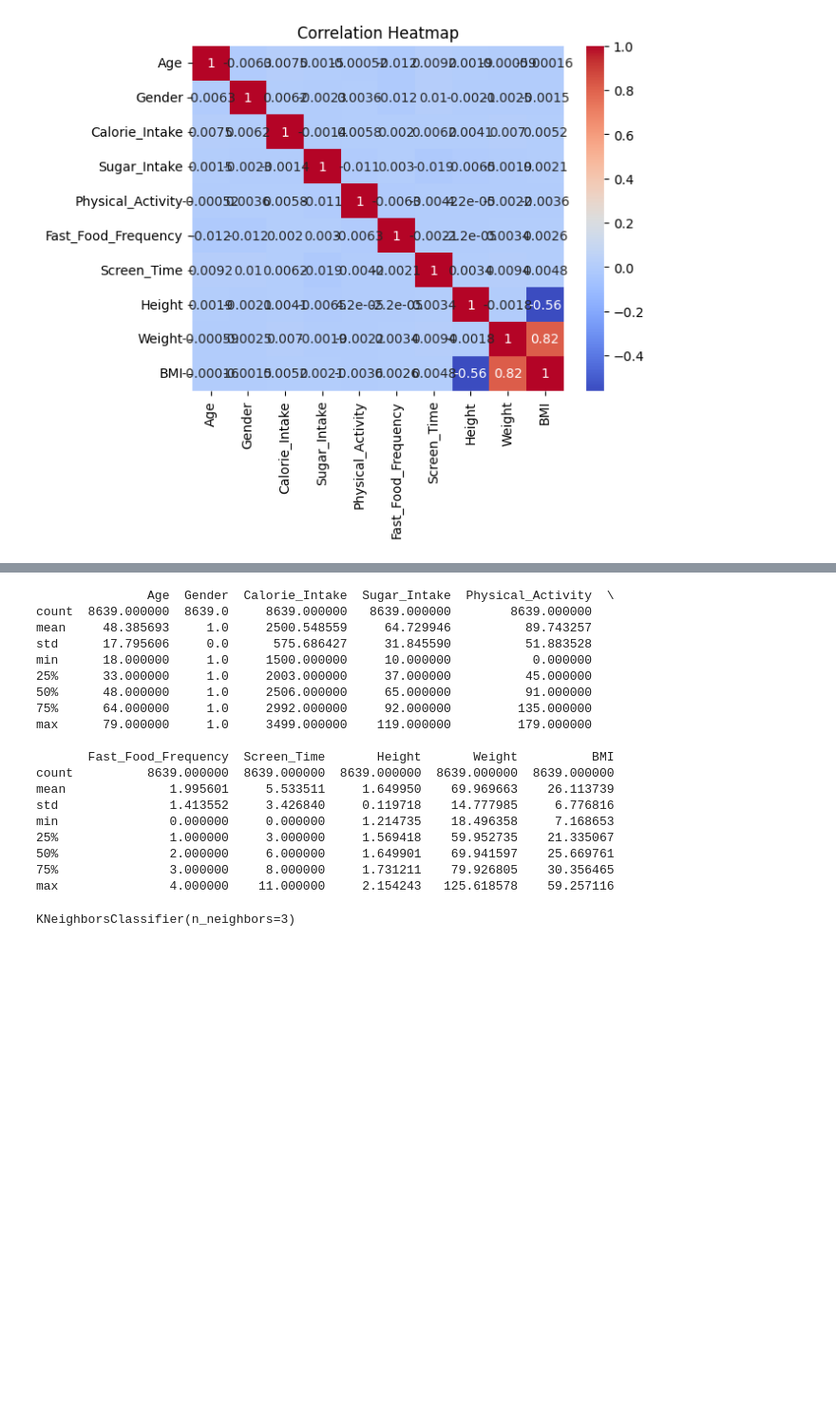
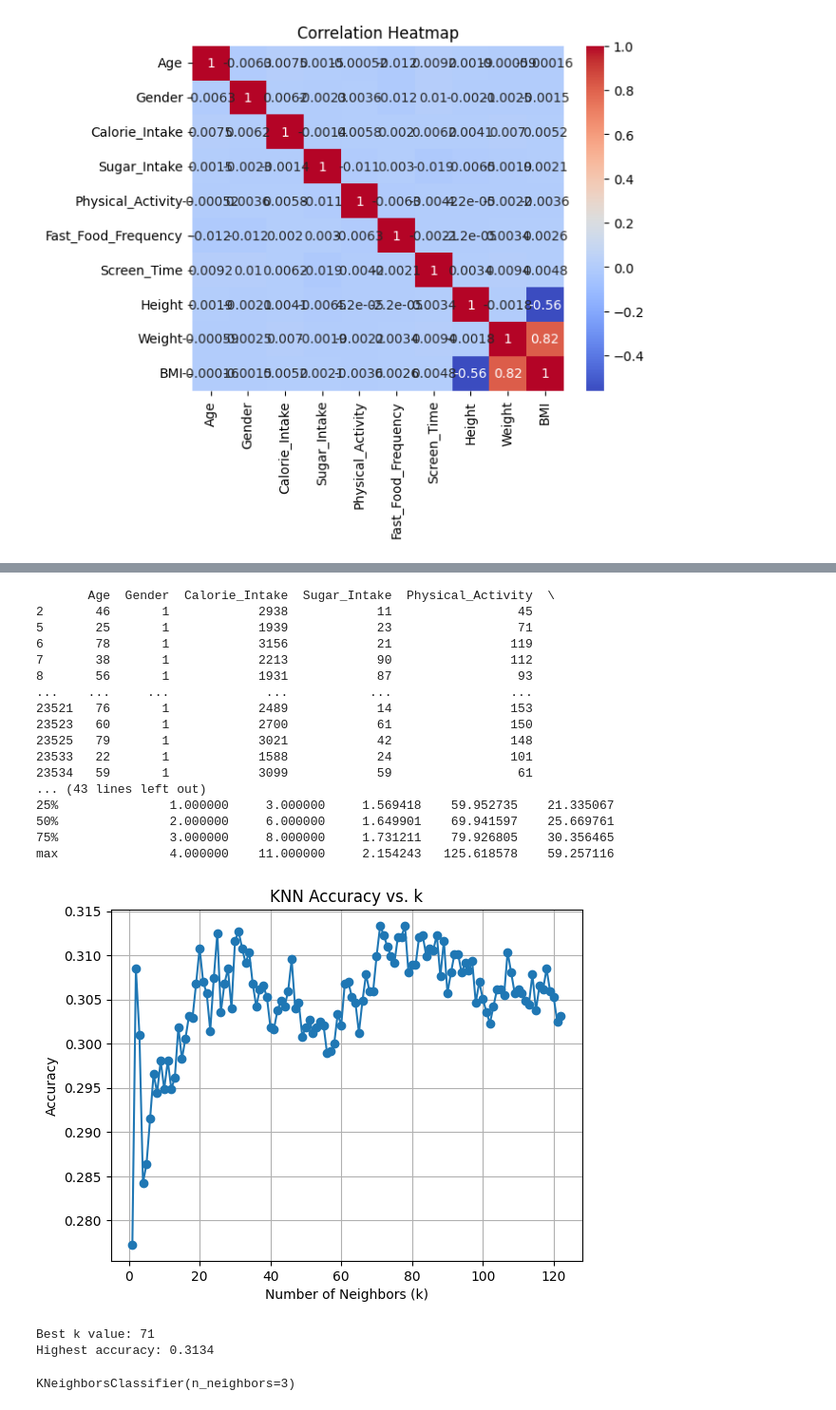
Before and after one commit to fengyankai/CHL5230-Datathon-1, a Jupyter notebook: Datathon__1.ipynb, the cells around one changed output, grey strips where cells are left out. Shown at 95% size. Cells and saved outputs as stored; diff of their text form; code cells hidden in the pictures; blank space fills up the shorter version.

```diff
--- a/Datathon__1.ipynb
+++ b/Datathon__1.ipynb
@@ -165,11 +184,11 @@ plt.show()
 from sklearn.neighbors import KNeighborsClassifier
 import matplotlib.pyplot as plt
 
-k_values = range(1, 154)  # You can adjust the range of k values to test
+k_values = range(1, 154)
 accuracy_scores = []
 
 # Prepare the feature matrix (X) and target variable (y)
-X = BMI_data[['Calorie_Intake', 'Sugar_Intake', 'Physical_Activity', 'Fast_Food_Frequency', 'Gender']]
+X = BMI_data[['Age','Fast_Food_Frequency', 'Screen_Time','Calorie_Intake', 'Sugar_Intake', 'Physical_Activity', 'Gender']]
 y = BMI_data['Weight_status']
 
 # Split the dataset into training and testing sets
@@ -314,23 +302,22 @@ max       70.475419
 # Running models sex-stratified
 # Males
 BMI_data_male = BMI_data.loc[(BMI_data['Gender'] == 1)]
+print(BMI_data_male)
 print(BMI_data_male.describe())
 # %% [output]
-               Age  Gender  Calorie_Intake  Sugar_Intake  Physical_Activity  \
-count  8639.000000  8639.0     8639.000000   8639.000000        8639.000000
-mean     48.385693     1.0     2500.548559     64.729946          89.743257
-std      17.795606     0.0      575.686427     31.845590          51.883528
-min      18.000000     1.0     1500.000000     10.000000           0.000000
-25%      33.000000     1.0     2003.000000     37.000000          45.000000
-50%      48.000000     1.0     2506.000000     65.000000          91.000000
-75%      64.000000     1.0     2992.000000     92.000000         135.000000
-max      79.000000     1.0     3499.000000    119.000000         179.000000
-
-       Fast_Food_Frequency  Screen_Time       Height       Weight          BMI
-count          8639.000000  8639.000000  8639.000000  8639.000000  8639.000000
-mean              1.995601     5.533511     1.649950    69.969663    26.113739
-std               1.413552     3.426840     0.119718    14.777985     6.776816
-min               0.000000     0.000000     1.214735    18.496358     7.168653
+       Age  Gender  Calorie_Intake  Sugar_Intake  Physical_Activity  \
+2       46       1            2938            11                 45
+5       25       1            1939            23                 71
+6       78       1            3156            21                119
+7       38       1            2213            90                112
+8       56       1            1931            87                 93
+...    ...     ...             ...           ...                ...
+23521   76       1            2489            14                153
+23523   60       1            2700            61                150
+23525   79       1            3021            42                148
+23533   22       1            1588            24                101
+23534   59       1            3099            59                 61
+... (43 lines left out)
 25%               1.000000     3.000000     1.569418    59.952735    21.335067
 50%               2.000000     6.000000     1.649901    69.941597    25.669761
 75%               3.000000     8.000000     1.731211    79.926805    30.356465
@@ -355,3 +342,44 @@ X_f_test = scaler.transform(X_f_test)
 
 X_m_train = scaler.fit_transform(X_m_train)
 X_m_test = scaler.transform(X_m_test)
+# %%
+from sklearn.neighbors import KNeighborsClassifier
+import matplotlib.pyplot as plt
+
+k_values = range(1, 123)
+accuracy_scores = []
+
+# Prepare the feature matrix (X) and target variable (y)
+X = BMI_data[['Age','Fast_Food_Frequency', 'Screen_Time','Calorie_Intake', 'Sugar_Intake', 'Physical_Activity', 'Gender']]
+y = BMI_data['Weight_status']
+
+# Split the dataset into training and testing sets
+X_f_train, X_f_test, y_f_train, y_f_test = train_test_split(X, y, test_size=0.2, random_state=42)
+
+# Scale the features
+scaler = StandardScaler()
+X_f_train = scaler.fit_transform(X_f_train)
+X_f_test = scaler.transform(X_f_test)
+
+for k in k_values:
+    knn = KNeighborsClassifier(n_neighbors=k)
+    knn.fit(X_f_train, y_f_train)
+    accuracy = knn.score(X_f_test, y_f_test)
+    accuracy_scores.append(accuracy)
+
+plt.plot(k_values, accuracy_scores, marker='o')
+plt.xlabel('Number of Neighbors (k)')
+plt.ylabel('Accuracy')
+plt.title('KNN Accuracy vs. k')
+plt.grid(True)
+plt.show()
+
+
+best_k = k_values[np.argmax(accuracy_scores)]
+# Print the best k value and its corresponding accuracy
+print(f"Best k value: {best_k}")
+print(f"Highest accuracy: {max(accuracy_scores):.4f}")
+# %% [output]
+[figure, added]
+Best k value: 71
+Highest accuracy: 0.3134
```
Also changed, not shown: parts of 20 cells of this notebook.
